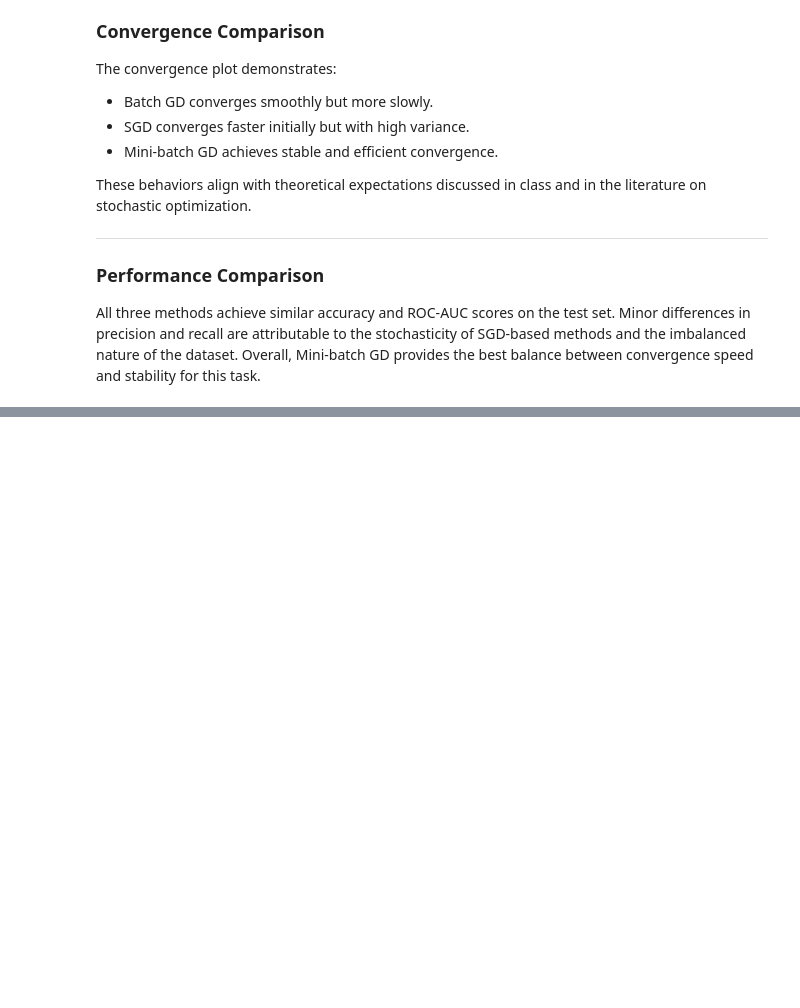
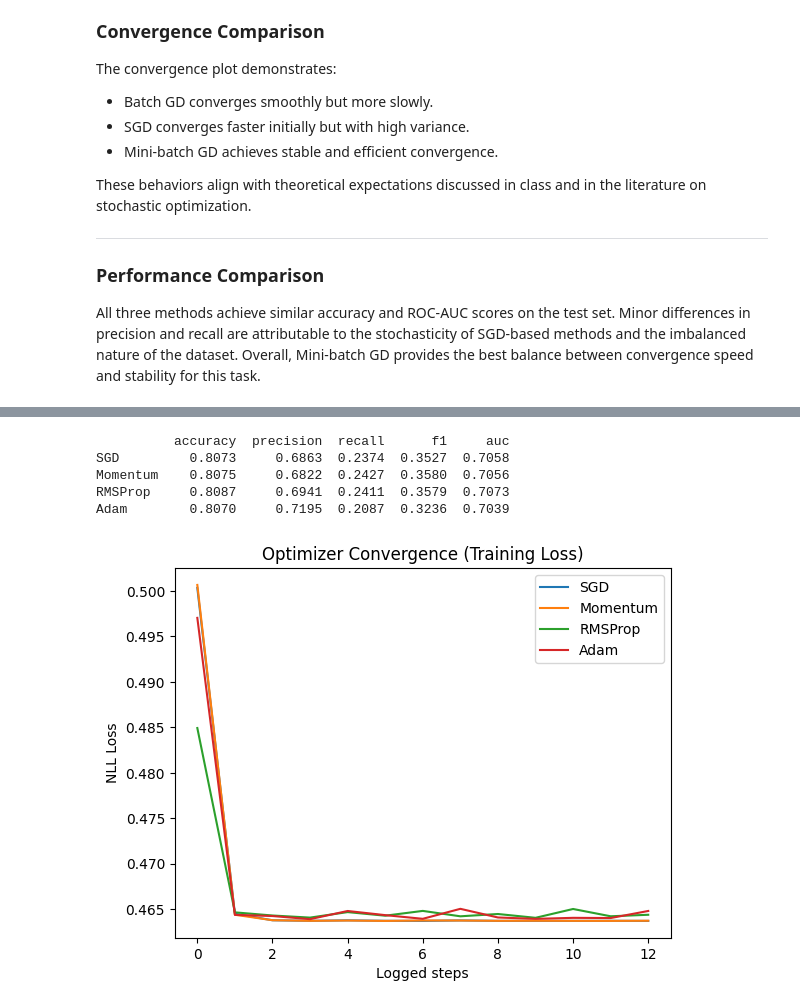
Before and after one commit to ZainMI/PAIML, a Jupyter notebook: homeworks/hw1/hw1.ipynb, the cells around one changed output, grey strips where cells are left out. Saved outputs shown, nothing was run; the diff lists cells and outputs as text; code cells hidden in the pictures; blank space fills up the shorter version.

```diff
--- a/homeworks/hw1/hw1.ipynb
+++ b/homeworks/hw1/hw1.ipynb
@@ -519,0 +681,56 @@ All three methods achieve similar accuracy and ROC-AUC scores on the test set. M
+# %%
+def evaluate_metrics(model, X_te, y_te):
+    y_te = y_te.reshape(-1, 1)
+    probs = model.predict_proba(X_te)
+    preds = (probs >= 0.5).astype(int)
+
+    return {
+        "accuracy": accuracy_score(y_te, preds),
+        "precision": precision_score(y_te, preds, zero_division=0),
+        "recall": recall_score(y_te, preds, zero_division=0),
+        "f1": f1_score(y_te, preds, zero_division=0),
+        "auc": roc_auc_score(y_te, probs),
+    }
+
+def train_one(optimizer, lr, method="minibatch", batch_size=256, n_iters=60, beta=0.9, beta2=0.999):
+    model = LogisticRegressionOpt(
+        lr=lr,
+        n_iters=n_iters,
+        method=method,
+        batch_size=batch_size,
+        optimizer=optimizer,
+        beta=beta,
+        beta2=beta2,
+        reg_lambda=0.0
+    )
+    model.fit(X_train_s, y_train, log_every=5)
+    return model
+
+models = {
+    "SGD": train_one("sgd", lr=0.05),
+    "Momentum": train_one("momentum", lr=0.05, beta=0.9),
+    "RMSProp": train_one("rmsprop", lr=0.01, beta=0.9),
+    "Adam": train_one("adam", lr=0.01, beta=0.9, beta2=0.999),
+}
+
+results = pd.DataFrame({name: evaluate_metrics(m, X_test_s, y_test) for name, m in models.items()}).T
+results = results[["accuracy", "precision", "recall", "f1", "auc"]].round(4)
+print(results)
+
+
+plt.figure()
+for name, m in models.items():
+    plt.plot(m.loss_history, label=name)
+
+plt.title("Optimizer Convergence (Training Loss)")
+plt.xlabel("Logged steps")
+plt.ylabel("NLL Loss")
+plt.legend()
+plt.show()
+# %% [output]
+          accuracy  precision  recall      f1     auc
+SGD         0.8073     0.6863  0.2374  0.3527  0.7058
+Momentum    0.8075     0.6822  0.2427  0.3580  0.7056
+RMSProp     0.8087     0.6941  0.2411  0.3579  0.7073
+Adam        0.8070     0.7195  0.2087  0.3236  0.7039
+[figure, added]
```
Also changed, not shown: parts of 8 cells of this notebook.
